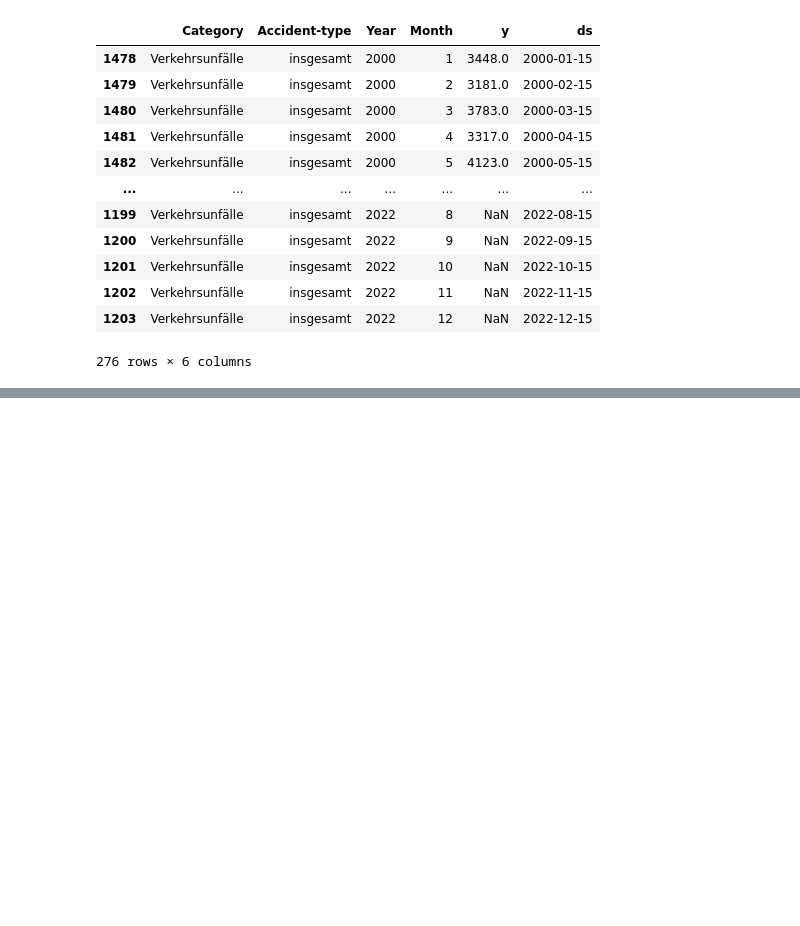
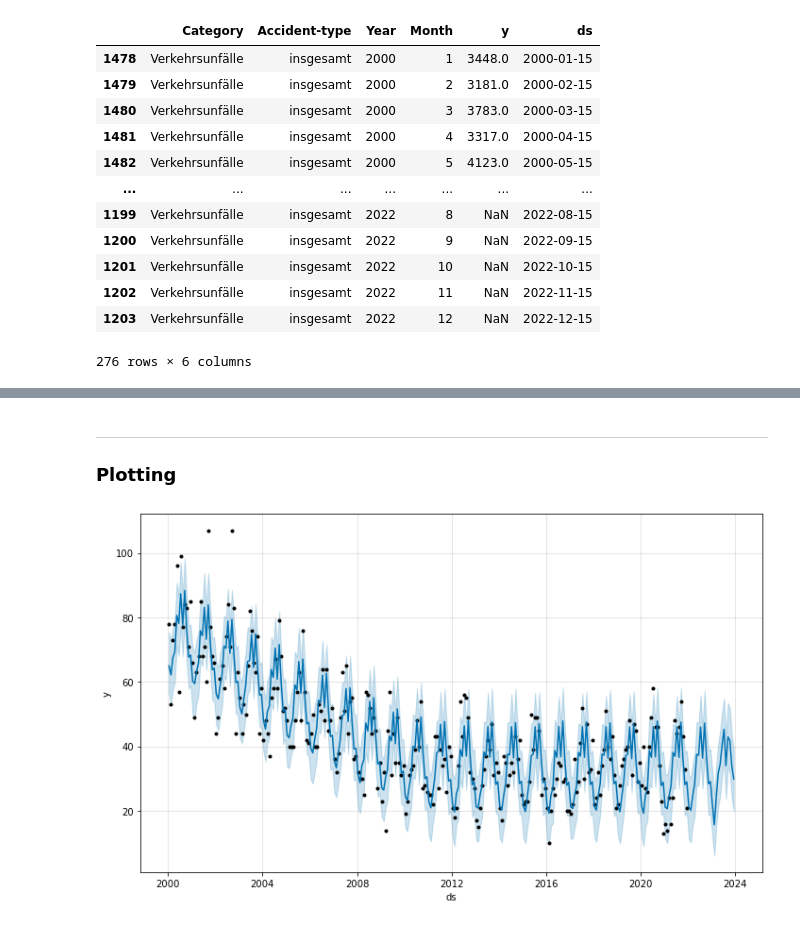
Before and after one commit to jyotsnad246/accident-prediction-web-app, a Jupyter notebook: forecasting_using_prophet.ipynb, the cells around one changed output, grey strips where cells are left out. Cells and saved outputs as stored; diff of their text form; code cells hidden in the pictures; blank space fills up the shorter version.

Commit message:
forecasting (using prophet model)

```diff
--- a/forecasting_using_prophet.ipynb
+++ b/forecasting_using_prophet.ipynb
@@ -310,0 +370,8 @@ forecast = m.predict(future)
+# %% [markdown]
+---
+
+### Plotting
+# %%
+fig1 = m.plot(forecast)
+# %% [output]
+[figure, added]
```
Also changed, not shown: parts of 20 cells of this notebook, 2 other files.
